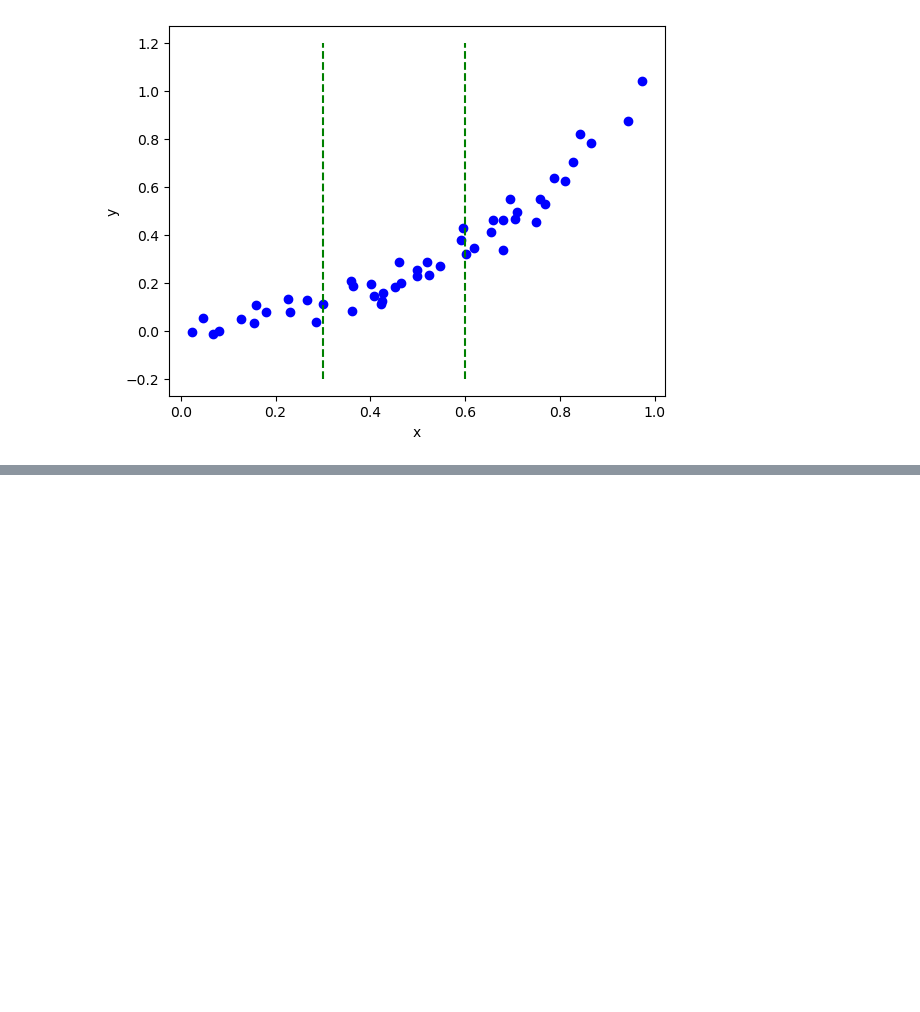
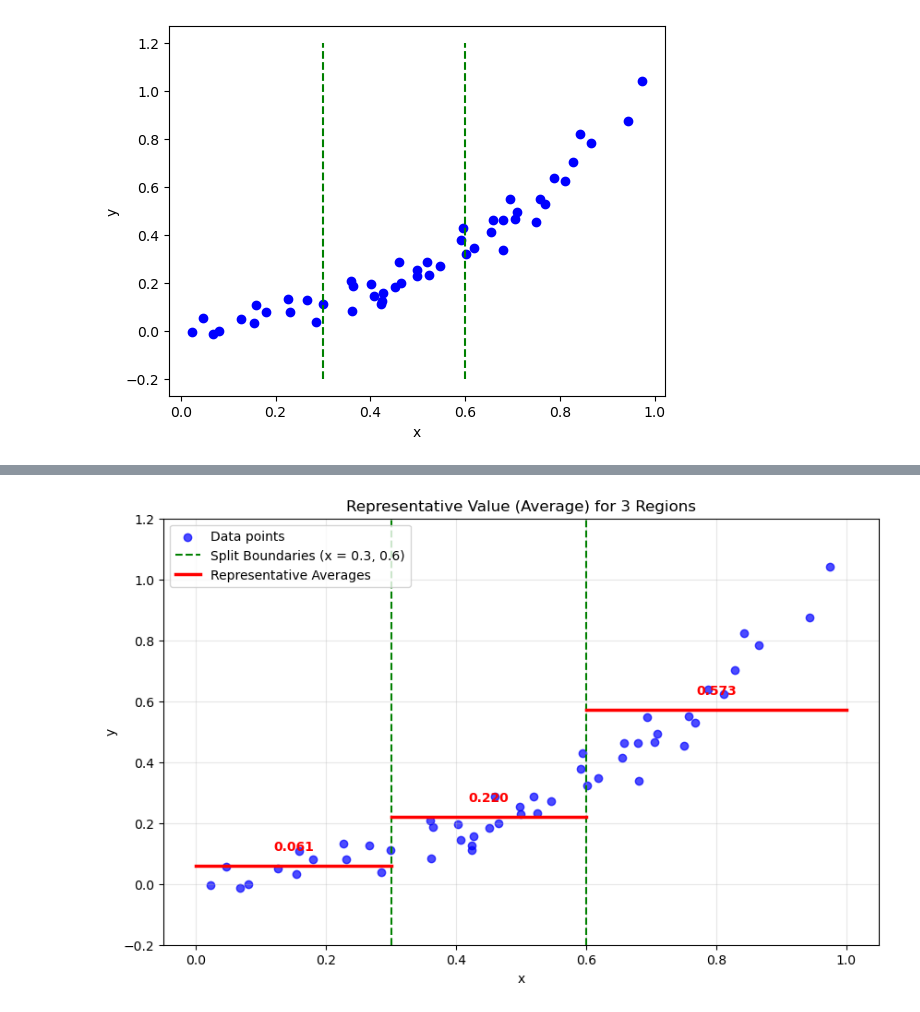
Before and after one commit to FarkhodStudy/AI_Electronic-and-Computer-Dept, a Jupyter notebook: Jupiterfirst.ipynb, the cells around one changed output, grey strips where cells are left out. Drawn from its saved outputs; the diff is of its cells as text; code cells hidden in the pictures; blank space fills up the shorter version.

```diff
--- a/Jupiterfirst.ipynb
+++ b/Jupiterfirst.ipynb
@@ -47,0 +89,30 @@ plt.plot([0.6, 0.6], [-0.2, 1.2], 'g--');
+# %%
+plt.figure(figsize=(10, 6))
+plt.scatter(X, Y, color='b', alpha=0.7, label='Data points')
+
+# Plot split boundaries
+plt.plot([0.3, 0.3], [-0.2, 1.2], 'g--', label='Split Boundaries (x = 0.3, 0.6)')
+plt.plot([0.6, 0.6], [-0.2, 1.2], 'g--')
+
+# Plot averages in each region and label them
+y1 = avg(X, Y, 0.0, 0.3)
+plt.plot([0.0, 0.3], [y1, y1], 'r-', linewidth=2.5, label='Representative Averages')
+plt.text(0.15, y1 + 0.05, f'{y1:.3f}', color='red', weight='bold', ha='center')
+
+y2 = avg(X, Y, 0.3, 0.6)
+plt.plot([0.3, 0.6], [y2, y2], 'r-', linewidth=2.5)
+plt.text(0.45, y2 + 0.05, f'{y2:.3f}', color='red', weight='bold', ha='center')
+
+y3 = avg(X, Y, 0.6, 1.0)
+plt.plot([0.6, 1.0], [y3, y3], 'r-', linewidth=2.5)
+plt.text(0.8, y3 + 0.05, f'{y3:.3f}', color='red', weight='bold', ha='center')
+
+plt.xlabel('x')
+plt.ylabel('y')
+plt.title('Representative Value (Average) for 3 Regions')
+plt.ylim(-0.2, 1.2)
+plt.legend(loc='upper left')
+plt.grid(alpha=0.3)
+plt.show()
+# %% [output]
+[figure, added]
```
Also changed, not shown: parts of 3 cells of this notebook.
